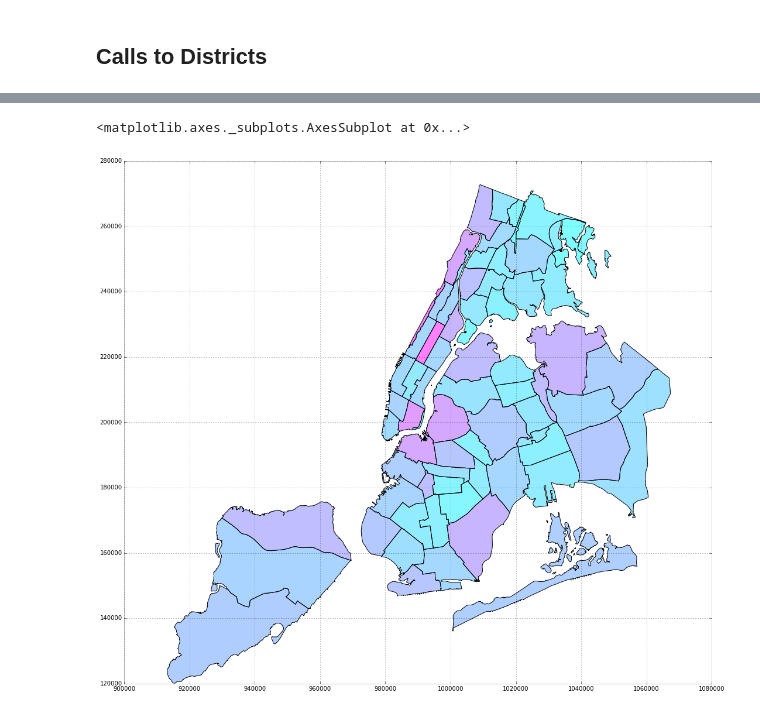
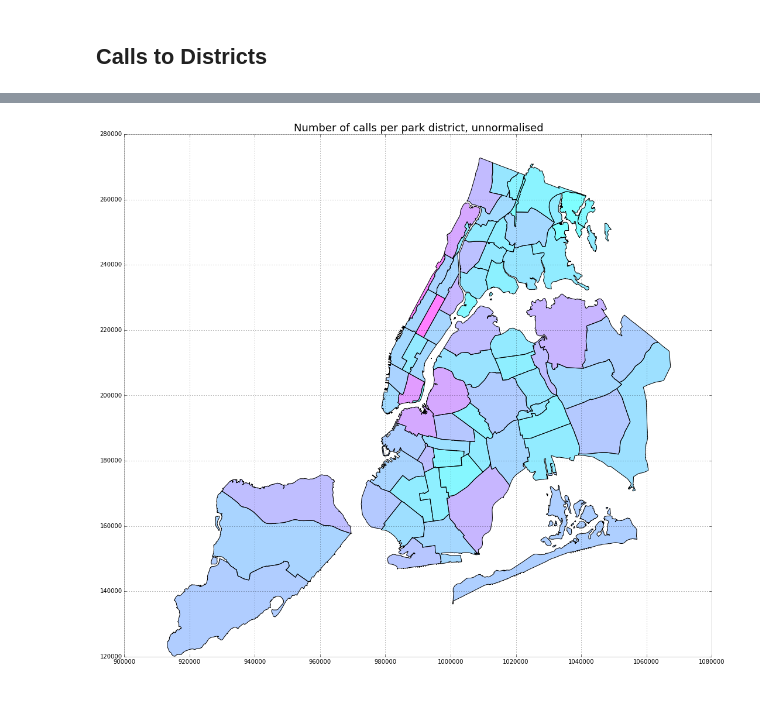
Before and after one commit to gdobler/parqa, a Jupyter notebook: 311/7_Mapping_park_calls.ipynb, the cells around one changed output, grey strips where cells are left out. Cells and saved outputs as stored; diff of their text form; code cells hidden in the pictures.

```diff
--- a/311/7_Mapping_park_calls.ipynb
+++ b/311/7_Mapping_park_calls.ipynb
@@ -50,7 +50,6 @@ districtsAll.head(2)
 | 1 | None | M | 102 | 3, 1, 2 | 37682859.456715 | 33897.229525 | M-02 | POLYGON ((981041.1455133855 20385... | 1 | ... |
 # %%
 districtsAll.plot(figsize=(18,18), column='calls', colormap='cool');
-# plt.legend();
+plt.title('Number of calls per park district, unnormalised',fontsize=18);
 # %% [output]
-<matplotlib.axes._subplots.AxesSubplot at 0x...>
-[figure, old version]
+[figure, new version]
```
